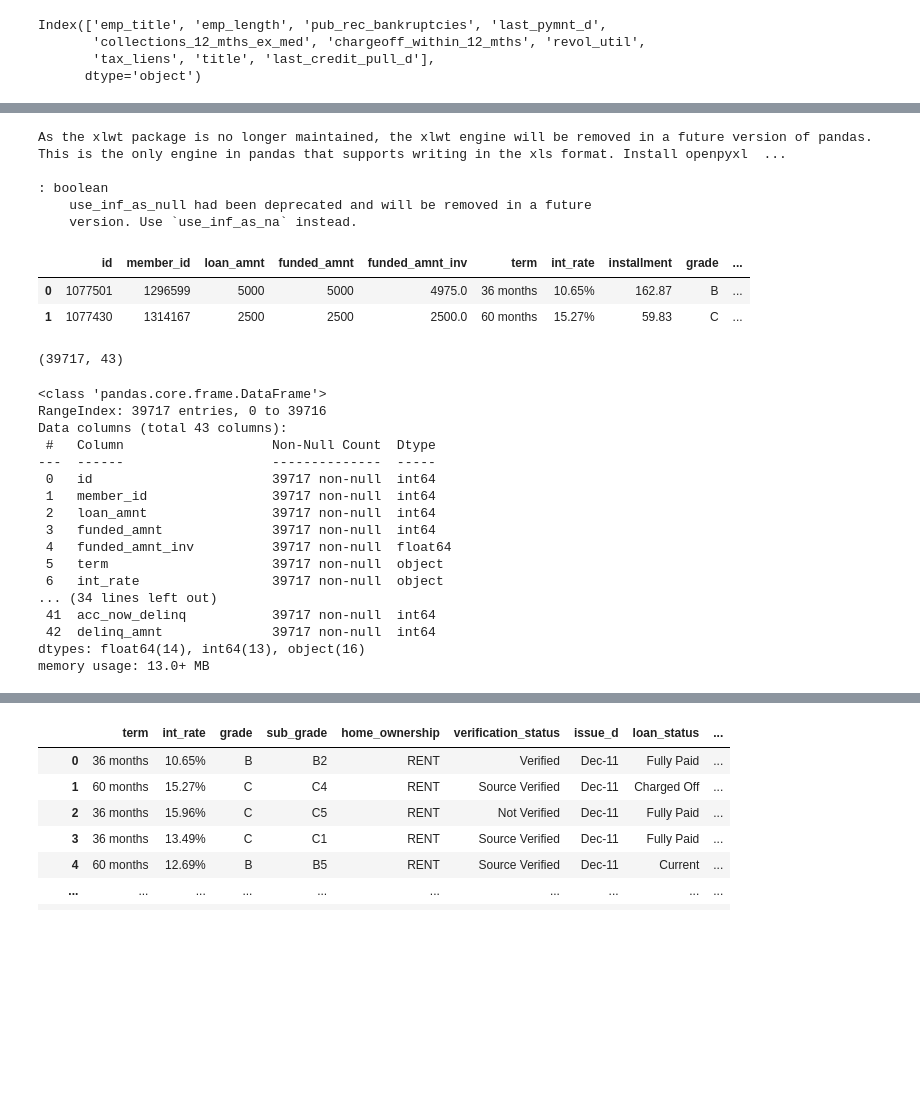
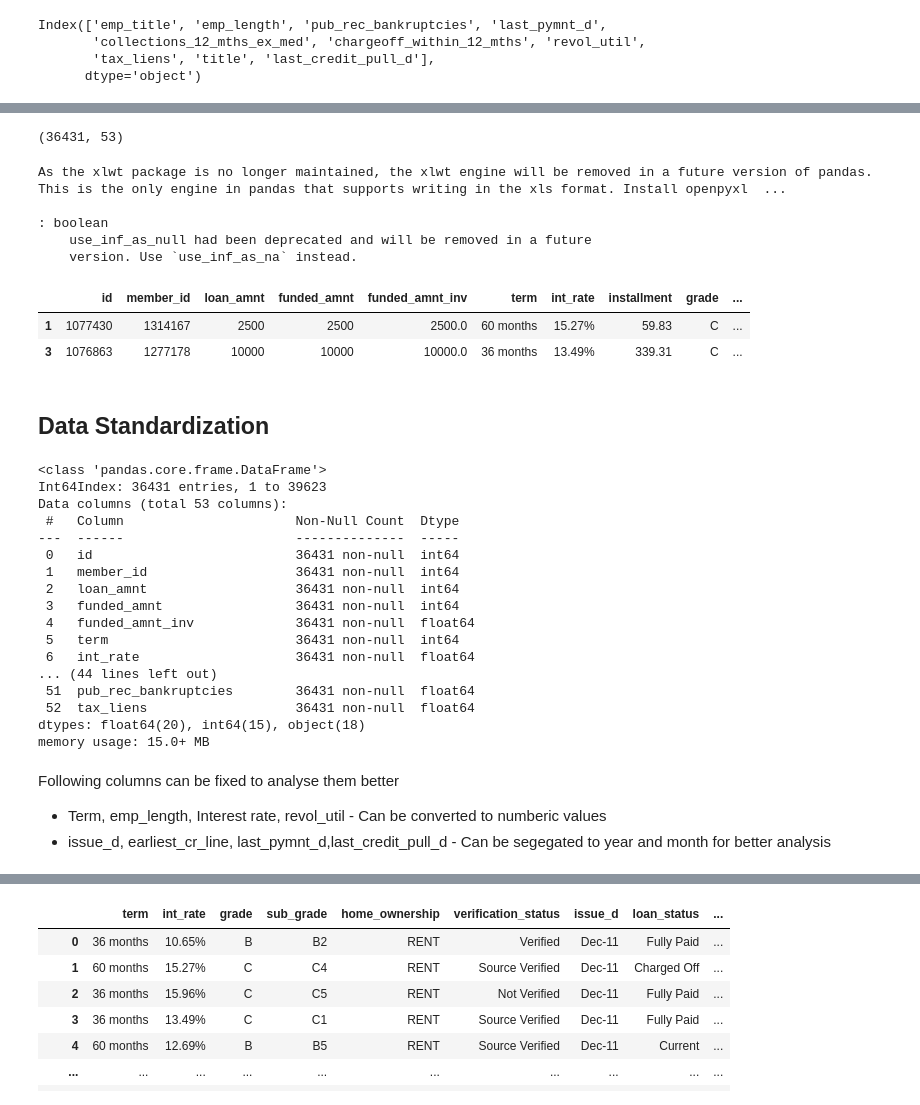
Before and after one commit to hargurjeet/Lending-Club-CaseStudy, a Jupyter notebook: Lending_Club_Case_Study.ipynb, the cells around one changed output, grey strips where cells are left out. Drawn from its saved outputs; the diff is of its cells as text; code cells hidden in the pictures; blank space fills up the shorter version.

```diff
--- a/Lending_Club_Case_Study.ipynb
+++ b/Lending_Club_Case_Study.ipynb
@@ -181,38 +188,47 @@ df4.shape
+# %%
+## As the missing values of low and there is no logical ways of imputting them all
+## Hence I am dropping the rows containing missing values
+# df4 = df3.drop(low_missing_values_col)
+df4 = df[df3.index].dropna()
+df4.shape
+# %% [output]
+(36431, 53)
 # %%
 pd.reset_option('all')
 pd.set_option('max_columns', None)
-df5 = df[df4.index]
-df5.head(2)
+df4.head(2)
 # %% [output]
 As the xlwt package is no longer maintained, the xlwt engine will be removed in a future version of pandas. This is the only engine in pandas that supports writing in the xls format. Install openpyxl  ...
 
 : boolean
     use_inf_as_null had been deprecated and will be removed in a future
     version. Use `use_inf_as_na` instead.
 |  | id | member_id | loan_amnt | funded_amnt | funded_amnt_inv | term | int_rate | installment | grade | ... |
-| 0 | 1077501 | 1296599 | 5000 | 5000 | 4975.0 | 36 months | 10.65% | 162.87 | B | ... |
 | 1 | 1077430 | 1314167 | 2500 | 2500 | 2500.0 | 60 months | 15.27% | 59.83 | C | ... |
+| 3 | 1076863 | 1277178 | 10000 | 10000 | 10000.0 | 36 months | 13.49% | 339.31 | C | ... |
-# %%
-df5.shape
-# %% [output]
-(39717, 43)
+# %% [markdown]
+## Data Standardization
 # %%
-df5.info()
+df4.info()
 # %% [output]
 <class 'pandas.core.frame.DataFrame'>
-RangeIndex: 39717 entries, 0 to 39716
-Data columns (total 43 columns):
- #   Column                   Non-Null Count  Dtype
----  ------                   --------------  -----
- 0   id                       39717 non-null  int64
- 1   member_id                39717 non-null  int64
- 2   loan_amnt                39717 non-null  int64
- 3   funded_amnt              39717 non-null  int64
- 4   funded_amnt_inv          39717 non-null  float64
- 5   term                     39717 non-null  object
- 6   int_rate                 39717 non-null  object
-... (34 lines left out)
- 41  acc_now_delinq           39717 non-null  int64
- 42  delinq_amnt              39717 non-null  int64
-dtypes: float64(14), int64(13), object(16)
-memory usage: 13.0+ MB
+Int64Index: 36431 entries, 1 to 39623
+Data columns (total 53 columns):
+ #   Column                      Non-Null Count  Dtype
+---  ------                      --------------  -----
+ 0   id                          36431 non-null  int64
+ 1   member_id                   36431 non-null  int64
+ 2   loan_amnt                   36431 non-null  int64
+ 3   funded_amnt                 36431 non-null  int64
+ 4   funded_amnt_inv             36431 non-null  float64
+ 5   term                        36431 non-null  int64
+ 6   int_rate                    36431 non-null  float64
+... (44 lines left out)
+ 51  pub_rec_bankruptcies        36431 non-null  float64
+ 52  tax_liens                   36431 non-null  float64
+dtypes: float64(20), int64(15), object(18)
+memory usage: 15.0+ MB
+# %% [markdown]
+Following columns can be fixed to analyse them better
+- Term, emp_length, Interest rate, revol_util  - Can be converted to numberic values
+- issue_d, earliest_cr_line, last_pymnt_d,last_credit_pull_d - Can be segegated to year and month for better analysis
```
Also changed, not shown: parts of 16 cells of this notebook.
